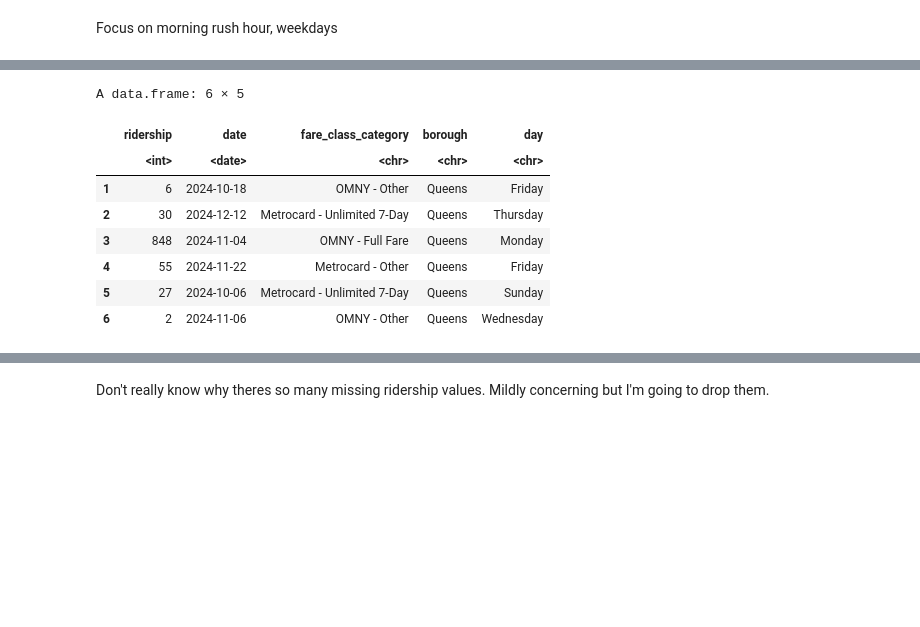
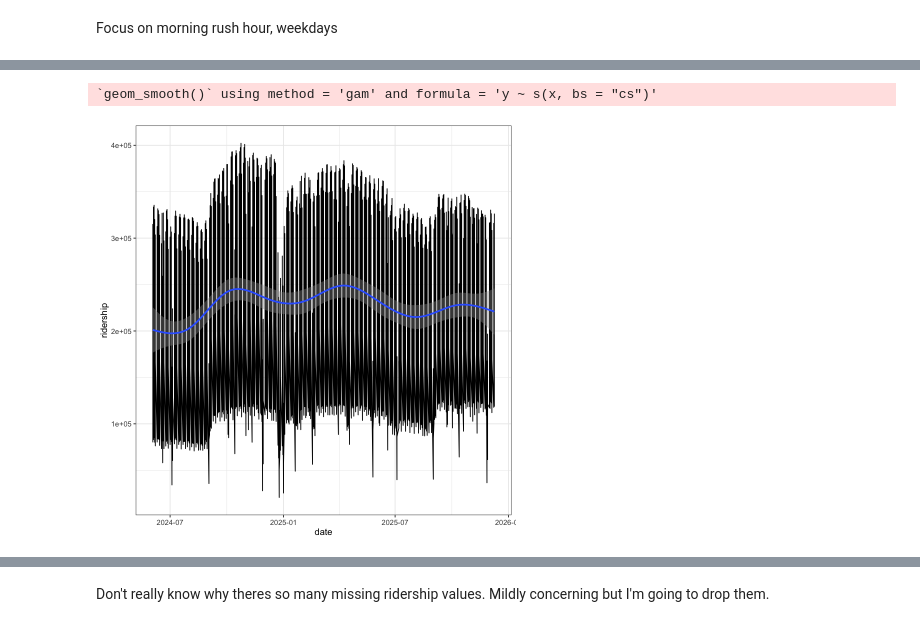
Before and after one commit to lily-harper/statsproject, a Jupyter notebook: notebooks/1_data.ipynb, the cells around one changed output, grey strips where cells are left out. Drawn from its saved outputs; the diff is of its cells as text; code cells hidden in the pictures; blank space fills up the shorter version.

```diff
--- a/notebooks/1_data.ipynb
+++ b/notebooks/1_data.ipynb
@@ -195,12 +242,0 @@ Caused by warning:
-# %%
-head(df_rush)
-# %% [output]
-A data.frame: 6 × 5
-|  | ridership | date | fare_class_category | borough | day |
-|  | <int> | <date> | <chr> | <chr> | <chr> |
-| 1 | 6 | 2024-10-18 | OMNY - Other | Queens | Friday |
-| 2 | 30 | 2024-12-12 | Metrocard - Unlimited 7-Day | Queens | Thursday |
-| 3 | 848 | 2024-11-04 | OMNY - Full Fare | Queens | Monday |
-| 4 | 55 | 2024-11-22 | Metrocard - Other | Queens | Friday |
-| 5 | 27 | 2024-10-06 | Metrocard - Unlimited 7-Day | Queens | Sunday |
-| 6 | 2 | 2024-11-06 | OMNY - Other | Queens | Wednesday |
@@ -208,0 +245,6 @@ df_rush |> filter(!day %in% c("Saturday", "Sunday")) -> df_rush
+# %%
+ggplot(data = df_daily, aes(x = date, y = ridership)) + geom_line() + theme_bw() +
+geom_smooth()
+# %% [output]
+`geom_smooth()` using method = 'gam' and formula = 'y ~ s(x, bs = "cs")'
+[figure, added]
```
Also changed, not shown: parts of 54 cells of this notebook, 10 other files.
